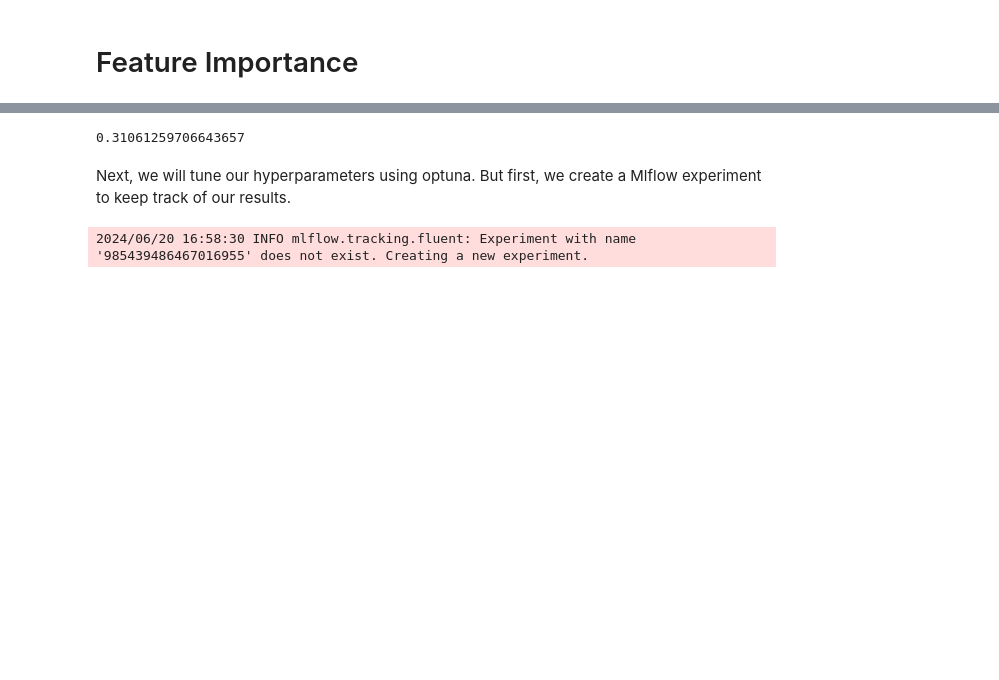
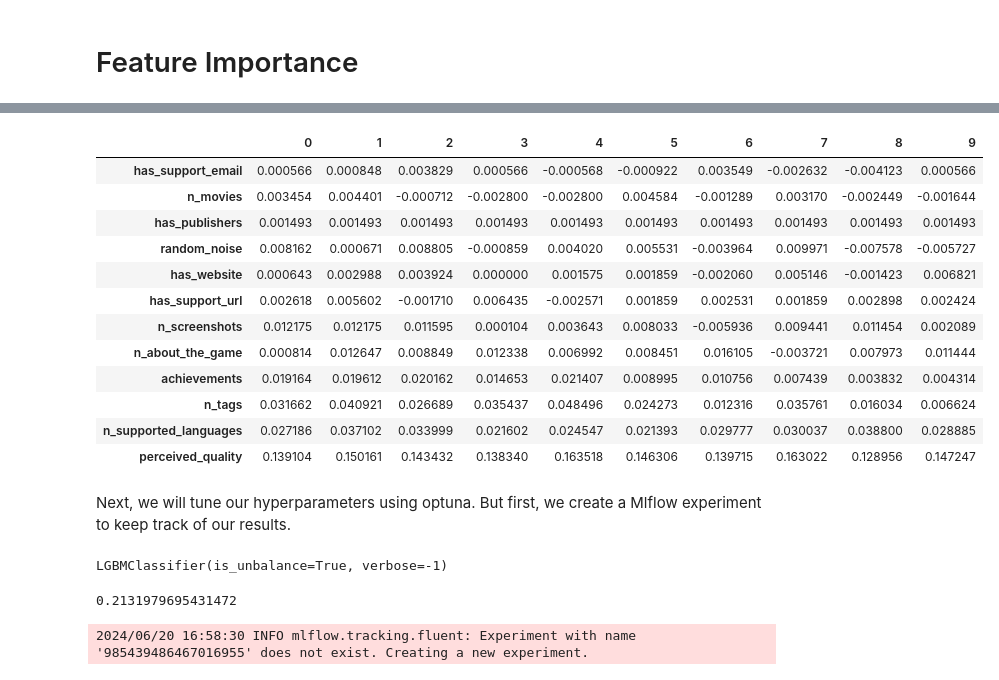
Before and after one commit to MatheusVazManzke/steam-analysis, a Jupyter notebook: notebooks/modeling/2.2-mvm-classification-models.ipynb, the cells around one changed output, grey strips where cells are left out. Saved outputs shown, nothing was run; the diff lists cells and outputs as text; code cells hidden in the pictures; blank space fills up the shorter version.

```diff
--- a/notebooks/modeling/2.2-mvm-classification-models.ipynb
+++ b/notebooks/modeling/2.2-mvm-classification-models.ipynb
@@ -295,7 +310,7 @@ LightGBM seems to be the most promising. But no result is great.
 ## Baseline Model
 # %%
 # Base model
-lgb = LGBMClassifier(is_unbalance=True)
+lgb = LGBMClassifier(is_unbalance=True, verbose=-1)
 lgb.fit(X_train, y_train)
 # %% [output]
 [LightGBM] [Info] Number of positive: 928, number of negative: 25199
@@ -354,6 +373,18 @@ y_pred = lgb.predict(X_test)
-# %%
-f1_score(y_test, y_pred)
-# %% [output]
-0.31061259706643657
+# %%
+importances.T
+# %% [output]
+|  | 0 | 1 | 2 | 3 | 4 | 5 | 6 | 7 | 8 | 9 |
+| has_support_email | 0.000566 | 0.000848 | 0.003829 | 0.000566 | -0.000568 | -0.000922 | 0.003549 | -0.002632 | -0.004123 | 0.000566 |
+| n_movies | 0.003454 | 0.004401 | -0.000712 | -0.002800 | -0.002800 | 0.004584 | -0.001289 | 0.003170 | -0.002449 | -0.001644 |
+| has_publishers | 0.001493 | 0.001493 | 0.001493 | 0.001493 | 0.001493 | 0.001493 | 0.001493 | 0.001493 | 0.001493 | 0.001493 |
+| random_noise | 0.008162 | 0.000671 | 0.008805 | -0.000859 | 0.004020 | 0.005531 | -0.003964 | 0.009971 | -0.007578 | -0.005727 |
+| has_website | 0.000643 | 0.002988 | 0.003924 | 0.000000 | 0.001575 | 0.001859 | -0.002060 | 0.005146 | -0.001423 | 0.006821 |
+| has_support_url | 0.002618 | 0.005602 | -0.001710 | 0.006435 | -0.002571 | 0.001859 | 0.002531 | 0.001859 | 0.002898 | 0.002424 |
+| n_screenshots | 0.012175 | 0.012175 | 0.011595 | 0.000104 | 0.003643 | 0.008033 | -0.005936 | 0.009441 | 0.011454 | 0.002089 |
+| n_about_the_game | 0.000814 | 0.012647 | 0.008849 | 0.012338 | 0.006992 | 0.008451 | 0.016105 | -0.003721 | 0.007973 | 0.011444 |
+| achievements | 0.019164 | 0.019612 | 0.020162 | 0.014653 | 0.021407 | 0.008995 | 0.010756 | 0.007439 | 0.003832 | 0.004314 |
+| n_tags | 0.031662 | 0.040921 | 0.026689 | 0.035437 | 0.048496 | 0.024273 | 0.012316 | 0.035761 | 0.016034 | 0.006624 |
+| n_supported_languages | 0.027186 | 0.037102 | 0.033999 | 0.021602 | 0.024547 | 0.021393 | 0.029777 | 0.030037 | 0.038800 | 0.028885 |
+| perceived_quality | 0.139104 | 0.150161 | 0.143432 | 0.138340 | 0.163518 | 0.146306 | 0.139715 | 0.163022 | 0.128956 | 0.147247 |
 # %% [markdown]
 Next, we will tune our hyperparameters using optuna. But first, we create a Mlflow experiment to keep track of our results.
@@ -360,3 +408,13 @@ Next, we will tune our hyperparameters using optuna. But first, we create a Mlfl
+# %%
+# Base model
+lgb = LGBMClassifier(is_unbalance=True, verbose=-1)
+lgb.fit(X_train, y_train)
+# %% [output]
+LGBMClassifier(is_unbalance=True, verbose=-1)
+# %%
+f1_score(y_test, lgb.predict(X_test))
+# %% [output]
+0.2131979695431472
 # %%
 # client = MlflowClient()
 # client.create_experiment('steam-classification-model')
```
Also changed, not shown: parts of 31 cells of this notebook, 5 other files.
